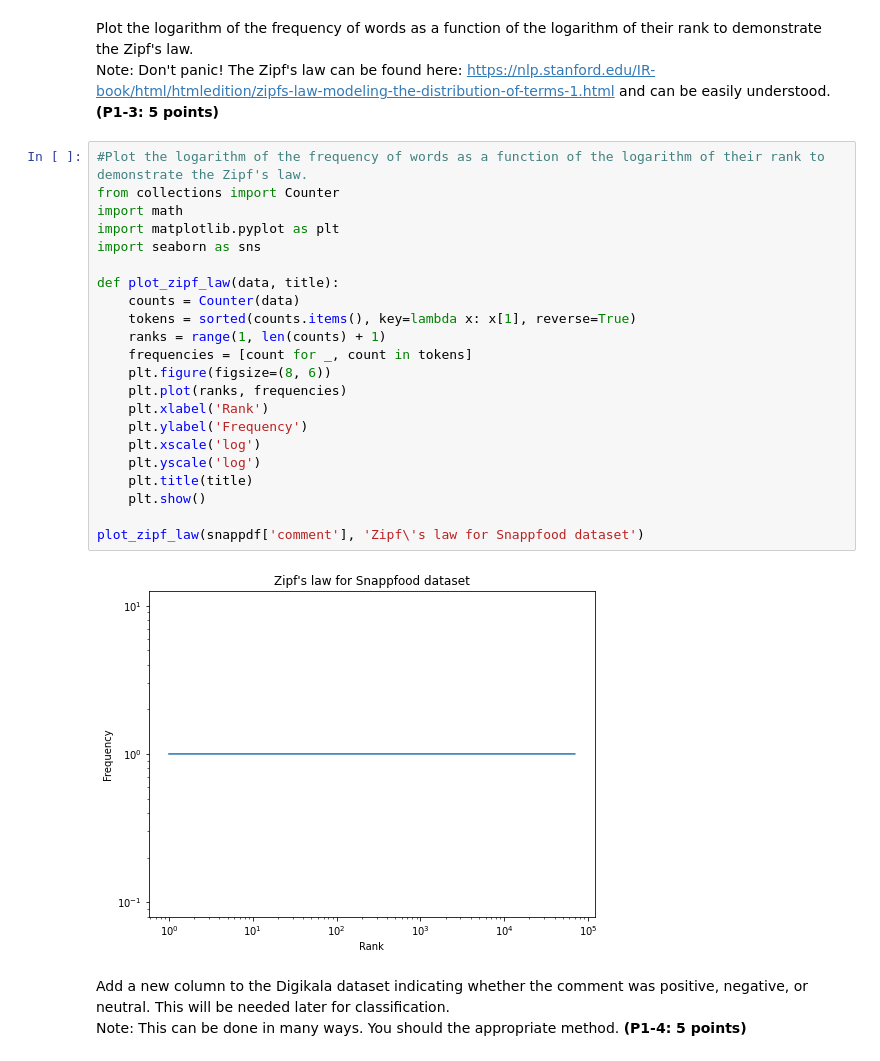
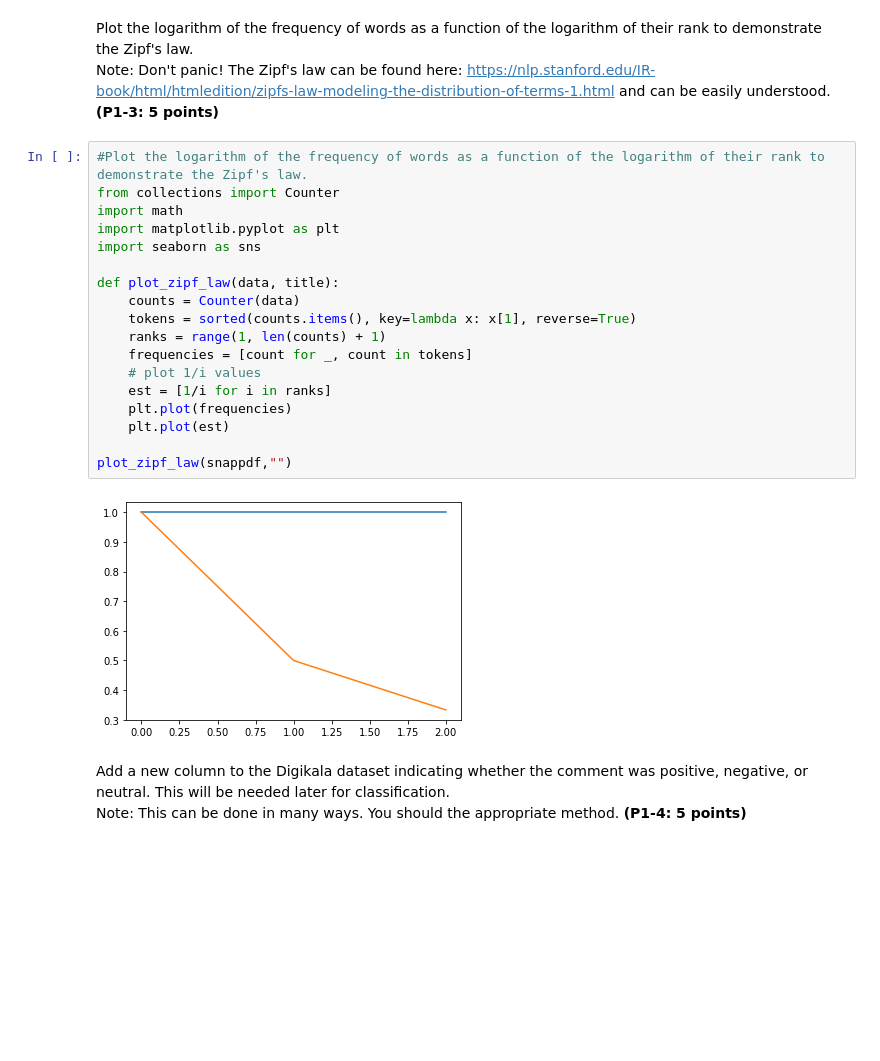
Before and after one commit to Rezaei-Parham/Machine-Learning-CE40477, a Jupyter notebook: Project/ml-fall-2023-project.ipynb, the cells around one changed output. Drawn from its saved outputs; the diff is of its cells as text; blank space fills up the shorter version.

```diff
--- a/Project/ml-fall-2023-project.ipynb
+++ b/Project/ml-fall-2023-project.ipynb
@@ -75,27 +88,23 @@ Note: Don't panic! The Zipf's law can be found here: https://nlp.stanford.edu/IR
 # %%
 #Plot the logarithm of the frequency of words as a function of the logarithm of their rank to demonstrate the Zipf's law.
 from collections import Counter
 import math
 import matplotlib.pyplot as plt
 import seaborn as sns
 
 def plot_zipf_law(data, title):
     counts = Counter(data)
     tokens = sorted(counts.items(), key=lambda x: x[1], reverse=True)
     ranks = range(1, len(counts) + 1)
     frequencies = [count for _, count in tokens]
-    plt.figure(figsize=(8, 6))
-    plt.plot(ranks, frequencies)
-    plt.xlabel('Rank')
-    plt.ylabel('Frequency')
-    plt.xscale('log')
-    plt.yscale('log')
-    plt.title(title)
-    plt.show()
+    # plot 1/i values
+    est = [1/i for i in ranks]
+    plt.plot(frequencies)
+    plt.plot(est)
 
-plot_zipf_law(snappdf['comment'], 'Zipf\'s law for Snappfood dataset')
+plot_zipf_law(snappdf,"")
 # %% [output]
-[figure, old version]
+[figure, new version]
 # %% [markdown]
 Add a new column to the Digikala dataset indicating whether the comment was positive, negative, or neutral. This will be needed later for classification. <br>
 Note: This can be done in many ways. You should the appropriate method. **(P1-4: 5 points)**
```
Also changed, not shown: parts of 3 cells of this notebook, 1 other file.
